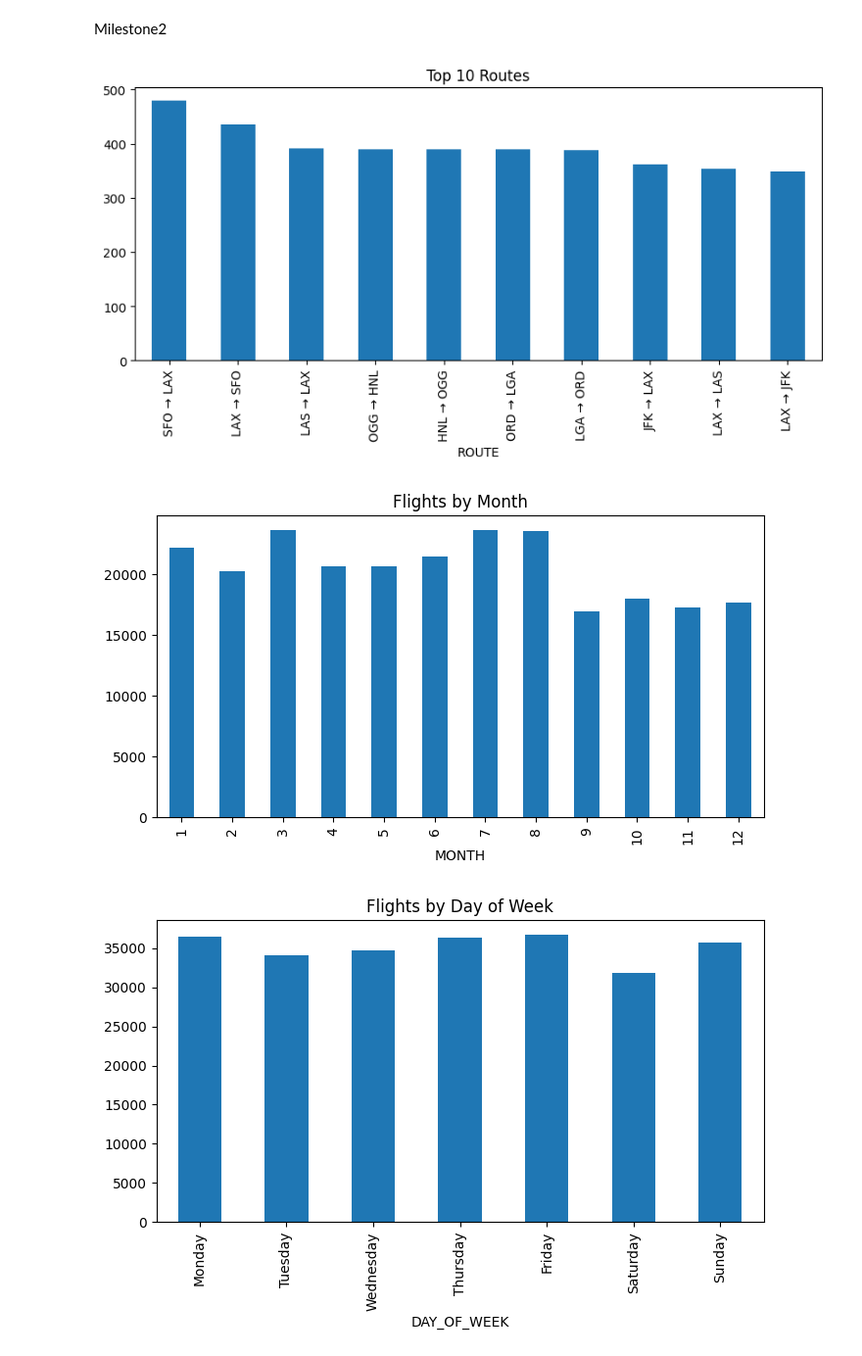
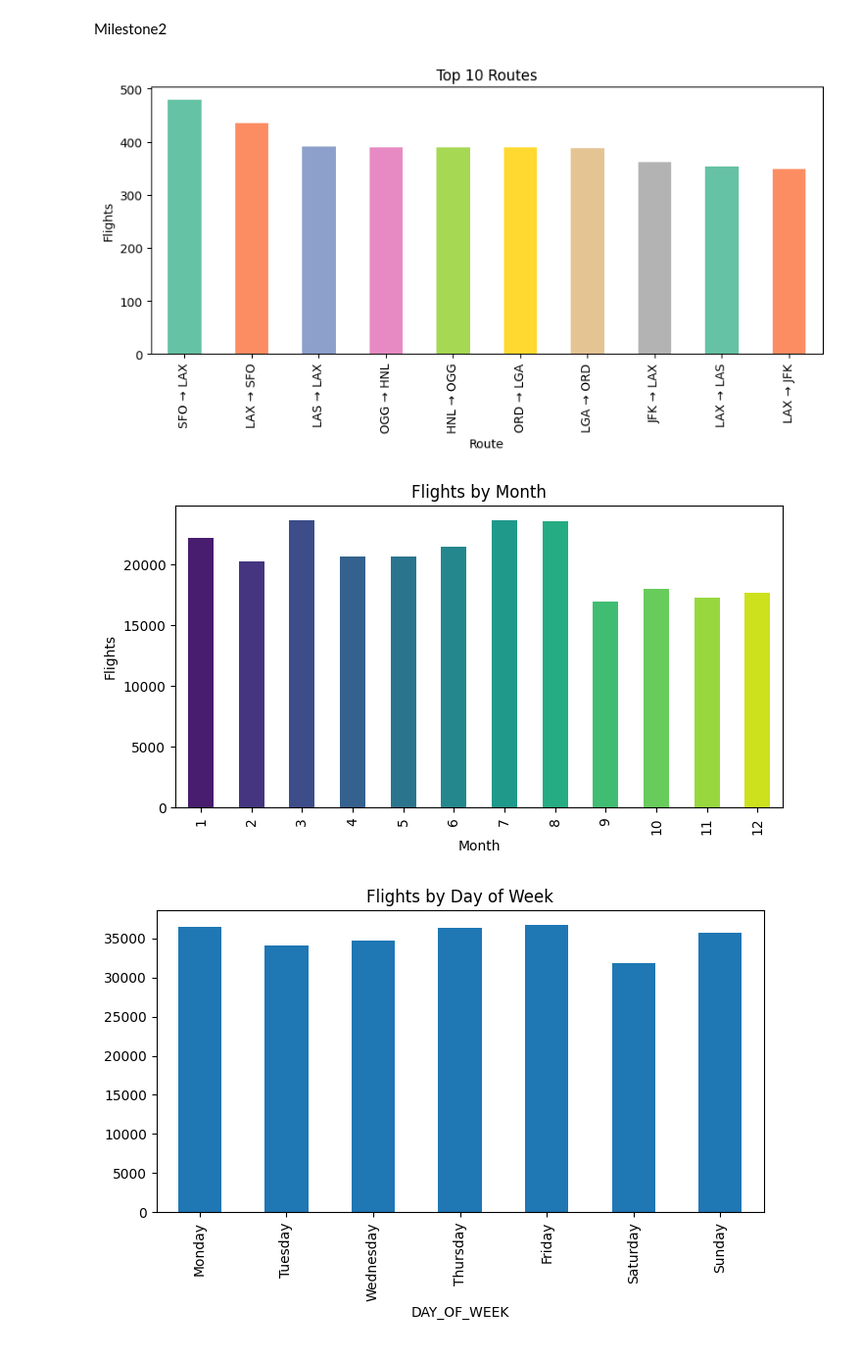
Before and after one commit to srividya228/Airfly-project, a Jupyter notebook: Task2.ipynb, the cells around one changed output. Shown: that part at 98% size. Saved outputs shown, nothing was run; the diff lists cells and outputs as text; code cells hidden in the pictures.

```diff
--- a/Task2.ipynb
+++ b/Task2.ipynb
@@ -175,27 +175,48 @@ Milestone2
 # %%
 # Load dataset
 df = pd.read_csv("/content/flights_preprocessed.csv")
 
+import matplotlib.pyplot as plt
+import seaborn as sns
+
 # --- Top Airlines ---
 if 'OP_CARRIER' in df.columns:
-    df['OP_CARRIER'].value_counts().head(10).plot(kind='bar', figsize=(8,4))
+    df['OP_CARRIER'].value_counts().head(10).plot(
+        kind='bar',
+        figsize=(8,4),
+        color=sns.color_palette("Paired", 10)   # 10 different colors
+    )
     plt.title("Top 10 Airlines by Flight Count")
+    plt.xlabel("Airline")
+    plt.ylabel("Flights")
     plt.show()
 
 # --- Top Routes ---
 if 'ROUTE' in df.columns:
-    df['ROUTE'].value_counts().head(10).plot(kind='bar', figsize=(10,4))
+    df['ROUTE'].value_counts().head(10).plot(
+        kind='bar',
+        figsize=(10,4),
+        color=sns.color_palette("Set2", 10)   # Softer distinct colors
+    )
     plt.title("Top 10 Routes")
+    plt.xlabel("Route")
+    plt.ylabel("Flights")
     plt.show()
 
 # --- Busiest Months ---
 if 'MONTH' in df.columns:
-    df['MONTH'].value_counts().sort_index().plot(kind='bar', figsize=(8,4))
+    df['MONTH'].value_counts().sort_index().plot(
+        kind='bar',
+        figsize=(8,4),
+        color=sns.color_palette("viridis", df['MONTH'].nunique()) # Gradient effect
+    )
     plt.title("Flights by Month")
+    plt.xlabel("Month")
+    plt.ylabel("Flights")
     plt.show()
 # %% [output]
-[figure, old version]
+[figure, new version]
-[figure, old version]
+[figure, new version]
 # %%
 #  Flight Distribution by Day of Week & Hour
 # --- Flights by Day of Week ---
```
Also changed, not shown: parts of 2 cells of this notebook.
